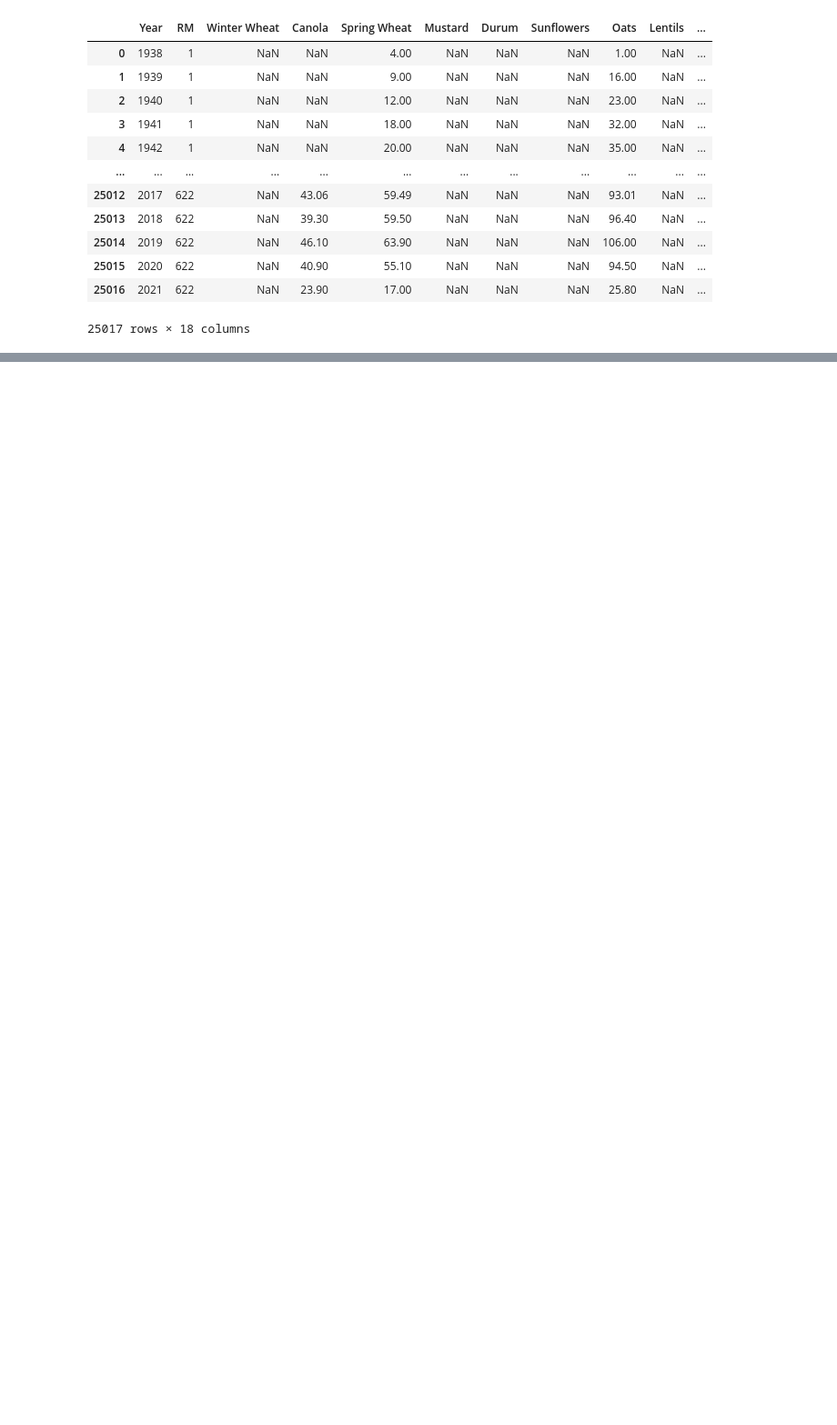
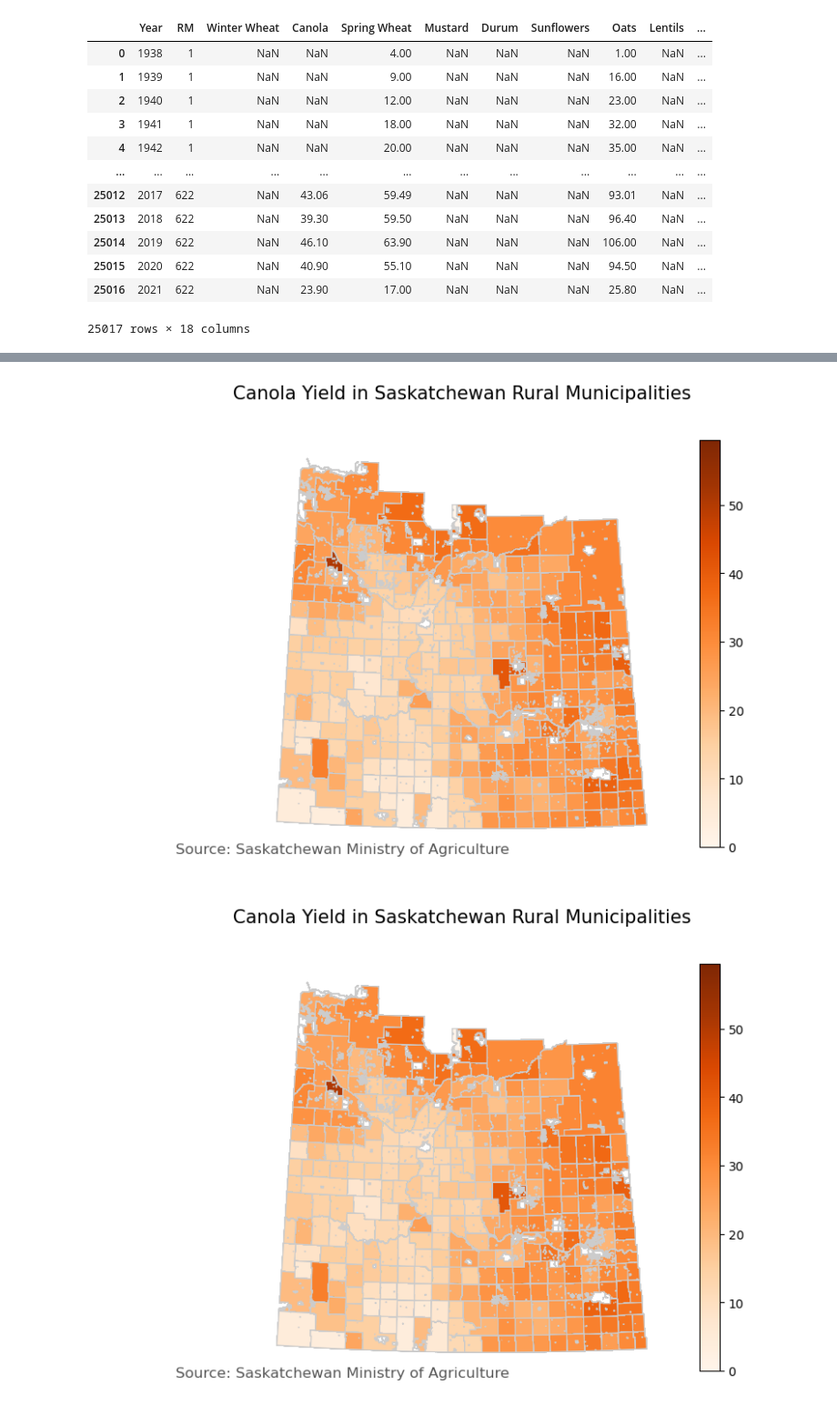
Before and after one commit to Metaluv/Palette_Training, a Jupyter notebook: Palette_Training_5-main/Assignment_5_v7.ipynb, the cells around one changed output, grey strips where cells are left out. Shown at 91% size. Saved outputs shown, nothing was run; the diff lists cells and outputs as text; code cells hidden in the pictures; blank space fills up the shorter version.

```diff
--- a/Palette_Training_5-main/Assignment_5_v7.ipynb
+++ b/Palette_Training_5-main/Assignment_5_v7.ipynb
@@ -23,6 +28,7 @@ def load_geo():
 # %%
 def load_merged_data():
-    geo_df = gpd.read_file(GEO_PATH)
+    # Read in geo data
+    geo_df = gpd.read_file('Rural_Municipality/Rural_Municipality.shp')
     geo_df.rename(columns={'RMNO': 'RM',}, inplace=True)
     geo_df['RM'] = geo_df['RM'].astype('int64')
 
@@ -84,0 +71,17 @@ geo_df
+# %%
+def plot_choropleth_map(merged, crop):
+    vmin, vmax = merged[crop].min(), merged[crop].max()
+    fig, ax = plt.subplots(1, figsize=(10, 6))
+    merged.plot(column=crop, cmap='Oranges', linewidth=0.8, ax=ax, edgecolor='0.8')
+    ax.axis('off')
+    ax.set_title(f'{crop} Yield in Saskatchewan Rural Municipalities\n', fontdict={'fontsize': '15', 'fontweight' : '3'})
+    ax.annotate('Source: Saskatchewan Ministry of Agriculture', xy=(0.1, .08), xycoords='figure fraction', horizontalalignment='left', verticalalignment='top', fontsize=12, color='#555555')
+    sm = plt.cm.ScalarMappable(cmap='Oranges', norm=plt.Normalize(vmin=vmin, vmax=vmax))
+    sm._A = []
+    cbar = fig.colorbar(sm)
+    return fig
+# %%
+plot_choropleth_map(load_merged_data(), 'Canola')
+# %% [output]
+[figure, added]
+[figure, added]
```
Also changed, not shown: parts of 8 cells of this notebook, 1 other file.
